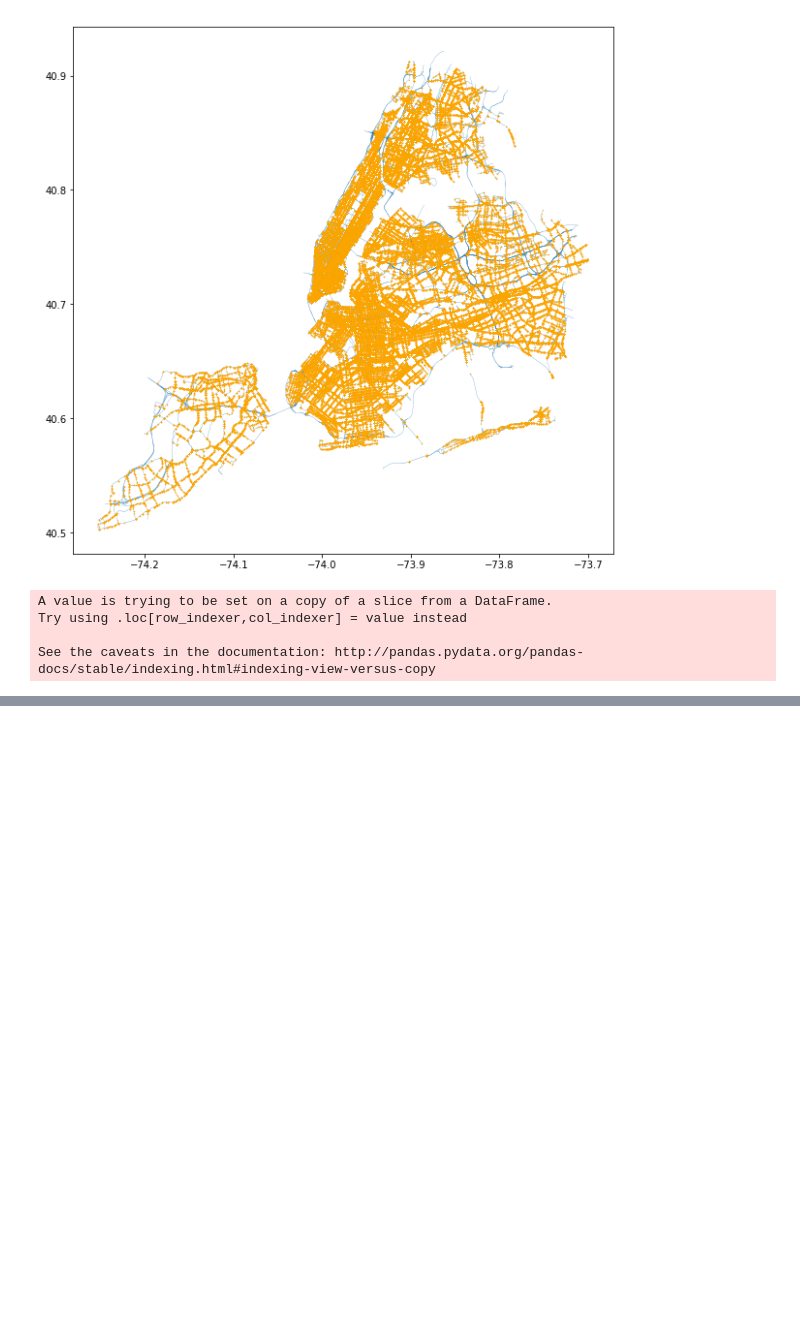
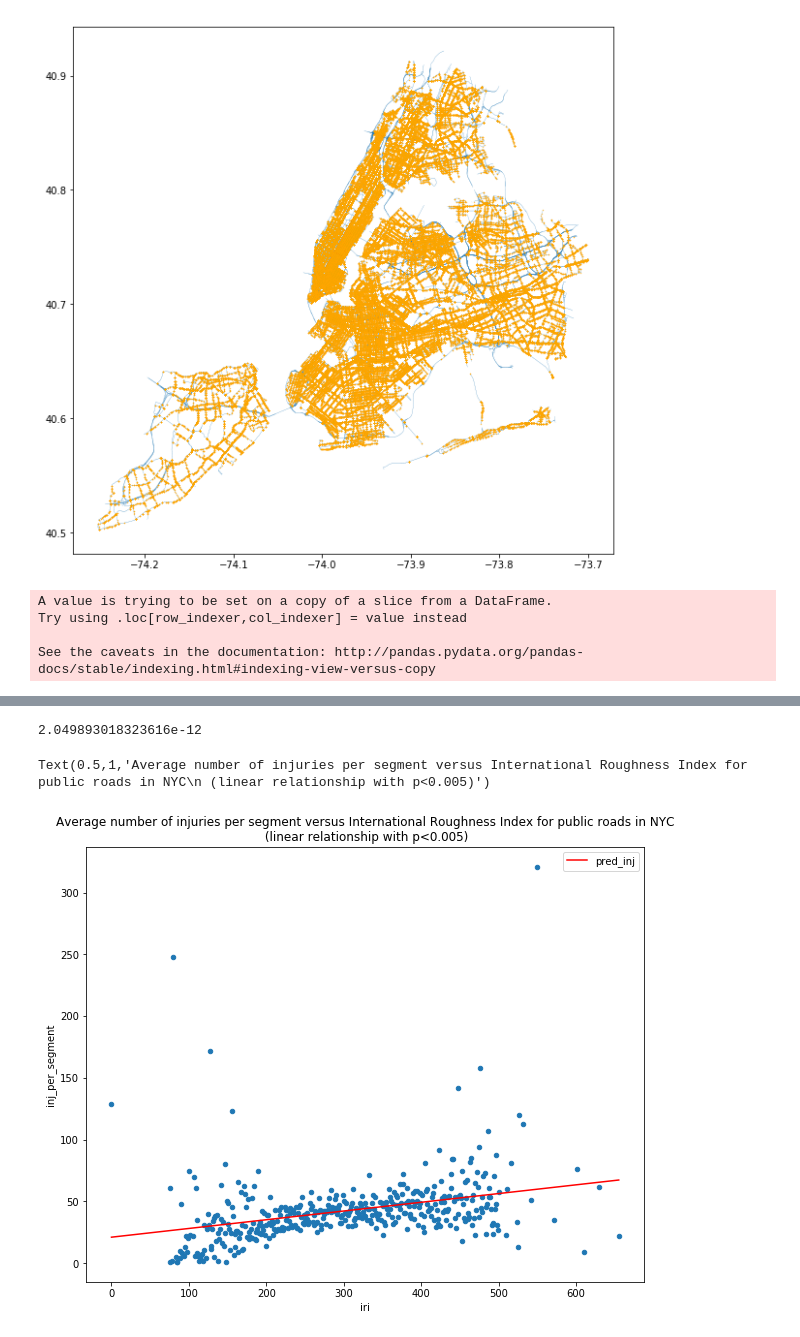
Before and after one commit to maitagorri/vzny-external, a Jupyter notebook: TDI Challenge -- P.3 VZNY.ipynb, the cells around one changed output, grey strips where cells are left out. Drawn from its saved outputs; the diff is of its cells as text; code cells hidden in the pictures; blank space fills up the shorter version.

```diff
--- a/TDI Challenge -- P.3 VZNY.ipynb
+++ b/TDI Challenge -- P.3 VZNY.ipynb
@@ -193,3 +190,25 @@ inj_sect_pivot['truck']=corresponding_buffer.truck.values # 1 or two: designated
 inj_sect_pivot['length']=corresponding_buffer.Shape_Leng_left
 inj_sect_pivot['aadt']=corresponding_buffer.aadt
 inj_sect_pivot['parking']=corresponding_buffer.peak_parki #1 = 1 side, 2 = 2 sides, 3= no parking
+# %%
+#International Roughness Index
+fig4, ax4 = plt.subplots(figsize=(10,8))
+
+# get number of injuries vs. roughness of section
+# for each iri value, get the average number of injuries on a corresponding road section
+iri_injuries=pd.DataFrame([[iri, inj_sect_pivot.Injuries[inj_sect_pivot.iri==iri].sum()/inj_sect_pivot.iri.value_counts()[iri]]
+ for iri in inj_sect_pivot.iri.unique()],columns=['iri','inj_per_segment'])
+
+iri_injuries.plot(ax=ax4, x='iri',y='inj_per_segment',kind='scatter')
+
+# there appears to be a relationship, so we try a linear regression
+regression = linregress(iri_injuries.iri, iri_injuries.inj_per_segment)
+regline = regression.intercept + regression.slope*iri_injuries.iri
+iri_injuries['pred_inj']=regline
+iri_injuries.sort_values('iri').plot(ax=ax4, x='iri',y='pred_inj',color='red')
+print(regression.pvalue)
+ax4.set_title('Average number of injuries per segment versus International Roughness Index for public roads in NYC\n (linear relationship with p<0.005)')
+# %% [output]
+2.049893018323616e-12
+Text(0.5,1,'Average number of injuries per segment versus International Roughness Index for public roads in NYC\n (linear relationship with p<0.005)')
+[figure, added]
```
Also changed, not shown: parts of 22 cells of this notebook.
